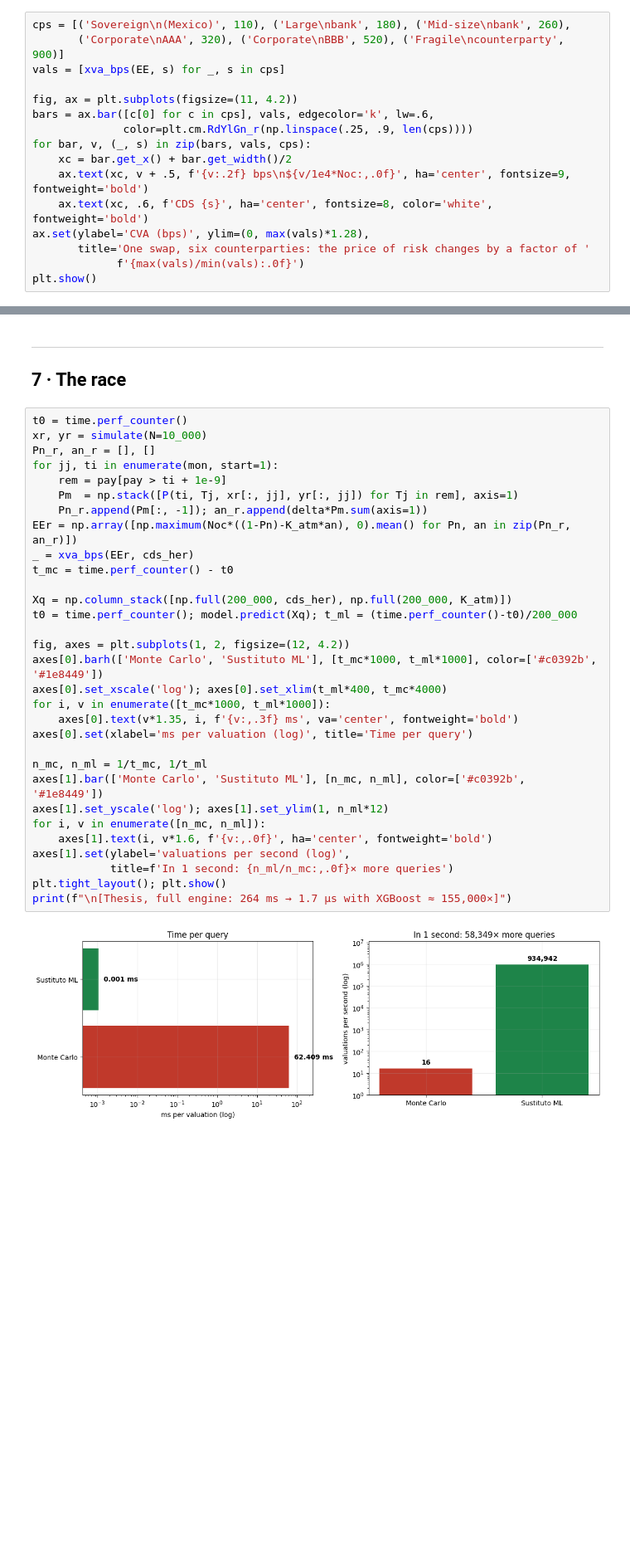
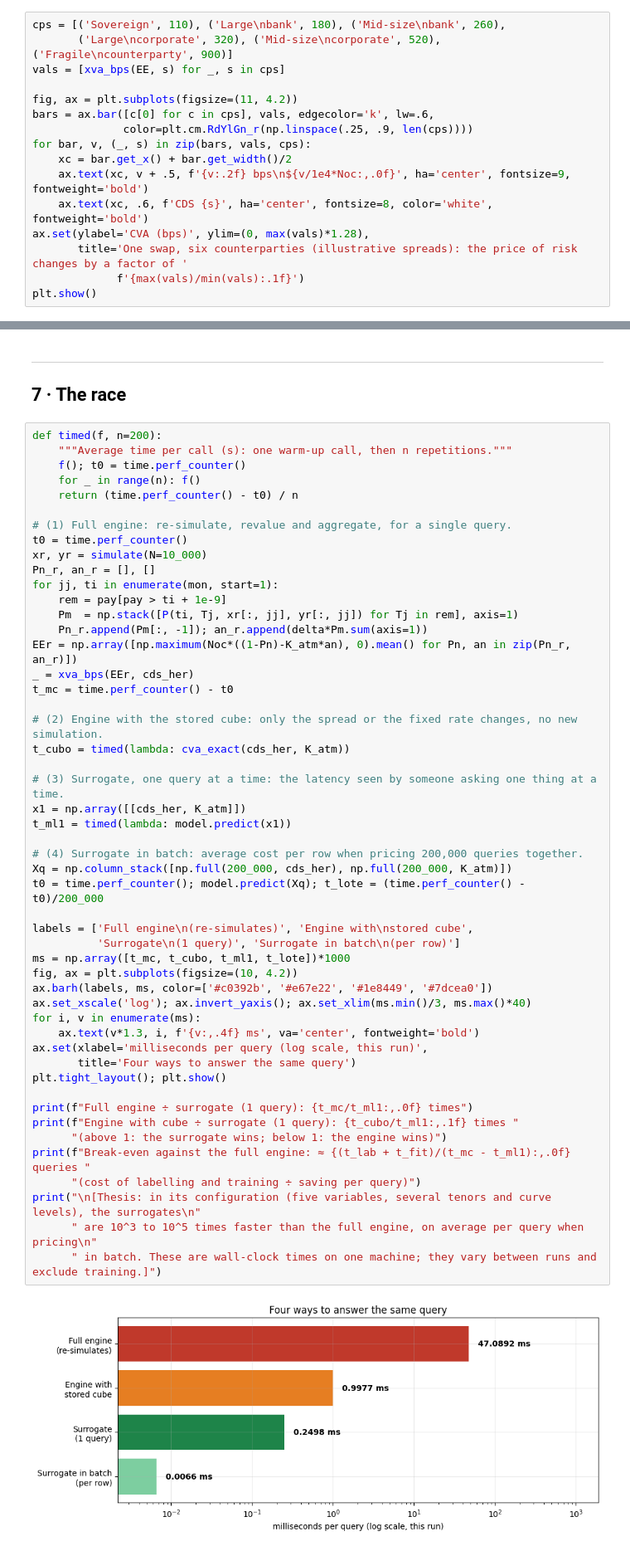
Before and after one commit to mauriliopatino/counterparty-risk-xva, a Jupyter notebook: cva_dva_demo_ENG.ipynb, the cells around one changed output, grey strips where cells are left out. Shown at 83% size. Drawn from its saved outputs; the diff is of its cells as text; blank space fills up the shorter version.

```diff
--- a/cva_dva_demo_ENG.ipynb
+++ b/cva_dva_demo_ENG.ipynb
@@ -281,6 +301,6 @@ signature is on the other side**.
 # %%
-cps = [('Sovereign\n(Mexico)', 110), ('Large\nbank', 180), ('Mid-size\nbank', 260),
-       ('Corporate\nAAA', 320), ('Corporate\nBBB', 520), ('Fragile\ncounterparty', 900)]
+cps = [('Sovereign', 110), ('Large\nbank', 180), ('Mid-size\nbank', 260),
+       ('Large\ncorporate', 320), ('Mid-size\ncorporate', 520), ('Fragile\ncounterparty', 900)]
 vals = [xva_bps(EE, s) for _, s in cps]
 
 fig, ax = plt.subplots(figsize=(11, 4.2))
@@ -291,7 +311,7 @@ for bar, v, (_, s) in zip(bars, vals, cps):
     ax.text(xc, v + .5, f'{v:.2f} bps\n${v/1e4*Noc:,.0f}', ha='center', fontsize=9, fontweight='bold')
     ax.text(xc, .6, f'CDS {s}', ha='center', fontsize=8, color='white', fontweight='bold')
 ax.set(ylabel='CVA (bps)', ylim=(0, max(vals)*1.28),
-       title='One swap, six counterparties: the price of risk changes by a factor of '
-             f'{max(vals)/min(vals):.0f}')
+       title='One swap, six counterparties (illustrative spreads): the price of risk changes by a factor of '
+             f'{max(vals)/min(vals):.1f}')
 plt.show()
 # %% [output]
@@ -440,35 +462,54 @@ ax.grid(False); plt.show()
 ---
 ## 7 · The race
 # %%
+def timed(f, n=200):
+    """Average time per call (s): one warm-up call, then n repetitions."""
+    f(); t0 = time.perf_counter()
+    for _ in range(n): f()
+    return (time.perf_counter() - t0) / n
+
+# (1) Full engine: re-simulate, revalue and aggregate, for a single query.
 t0 = time.perf_counter()
 xr, yr = simulate(N=10_000)
 Pn_r, an_r = [], []
 for jj, ti in enumerate(mon, start=1):
     rem = pay[pay > ti + 1e-9]
     Pm  = np.stack([P(ti, Tj, xr[:, jj], yr[:, jj]) for Tj in rem], axis=1)
     Pn_r.append(Pm[:, -1]); an_r.append(delta*Pm.sum(axis=1))
 EEr = np.array([np.maximum(Noc*((1-Pn)-K_atm*an), 0).mean() for Pn, an in zip(Pn_r, an_r)])
 _ = xva_bps(EEr, cds_her)
 t_mc = time.perf_counter() - t0
 
+# (2) Engine with the stored cube: only the spread or the fixed rate changes, no new simulation.
+t_cubo = timed(lambda: cva_exact(cds_her, K_atm))
+
+# (3) Surrogate, one query at a time: the latency seen by someone asking one thing at a time.
+x1 = np.array([[cds_her, K_atm]])
+t_ml1 = timed(lambda: model.predict(x1))
+
+# (4) Surrogate in batch: average cost per row when pricing 200,000 queries together.
 Xq = np.column_stack([np.full(200_000, cds_her), np.full(200_000, K_atm)])
-t0 = time.perf_counter(); model.predict(Xq); t_ml = (time.perf_counter()-t0)/200_000
+t0 = time.perf_counter(); model.predict(Xq); t_lote = (time.perf_counter() - t0)/200_000
 
-fig, axes = plt.subplots(1, 2, figsize=(12, 4.2))
-axes[0].barh(['Monte Carlo', 'Sustituto ML'], [t_mc*1000, t_ml*1000], color=['#c0392b', '#1e8449'])
-axes[0].set_xscale('log'); axes[0].set_xlim(t_ml*400, t_mc*4000)
-for i, v in enumerate([t_mc*1000, t_ml*1000]):
-    axes[0].text(v*1.35, i, f'{v:,.3f} ms', va='center', fontweight='bold')
-axes[0].set(xlabel='ms per valuation (log)', title='Time per query')
+labels = ['Full engine\n(re-simulates)', 'Engine with\nstored cube',
+          'Surrogate\n(1 query)', 'Surrogate in batch\n(per row)']
+ms = np.array([t_mc, t_cubo, t_ml1, t_lote])*1000
+fig, ax = plt.subplots(figsize=(10, 4.2))
+ax.barh(labels, ms, color=['#c0392b', '#e67e22', '#1e8449', '#7dcea0'])
+ax.set_xscale('log'); ax.invert_yaxis(); ax.set_xlim(ms.min()/3, ms.max()*40)
+for i, v in enumerate(ms):
+    ax.text(v*1.3, i, f'{v:,.4f} ms', va='center', fontweight='bold')
+ax.set(xlabel='milliseconds per query (log scale, this run)',
+       title='Four ways to answer the same query')
+plt.tight_layout(); plt.show()
 
-n_mc, n_ml = 1/t_mc, 1/t_ml
-axes[1].bar(['Monte Carlo', 'Sustituto ML'], [n_mc, n_ml], color=['#c0392b', '#1e8449'])
-axes[1].set_yscale('log'); axes[1].set_ylim(1, n_ml*12)
-for i, v in enumerate([n_mc, n_ml]):
-    axes[1].text(i, v*1.6, f'{v:,.0f}', ha='center', fontweight='bold')
-axes[1].set(ylabel='valuations per second (log)',
-            title=f'In 1 second: {n_ml/n_mc:,.0f}× more queries')
-plt.tight_layout(); plt.show()
-print(f"\n[Thesis, full engine: 264 ms → 1.7 µs with XGBoost ≈ 155,000×]")
+print(f"Full engine ÷ surrogate (1 query): {t_mc/t_ml1:,.0f} times")
+print(f"Engine with cube ÷ surrogate (1 query): {t_cubo/t_ml1:,.1f} times "
+      "(above 1: the surrogate wins; below 1: the engine wins)")
+print(f"Break-even against the full engine: ≈ {(t_lab + t_fit)/(t_mc - t_ml1):,.0f} queries "
+      "(cost of labelling and training ÷ saving per query)")
+print("\n[Thesis: in its configuration (five variables, several tenors and curve levels), the surrogates\n"
+      " are 10^3 to 10^5 times faster than the full engine, on average per query when pricing\n"
+      " in batch. These are wall-clock times on one machine; they vary between runs and exclude training.]")
 # %% [output]
-[figure, old version]
+[figure, new version]
```
Also changed, not shown: parts of 32 cells of this notebook, 4 other files.
